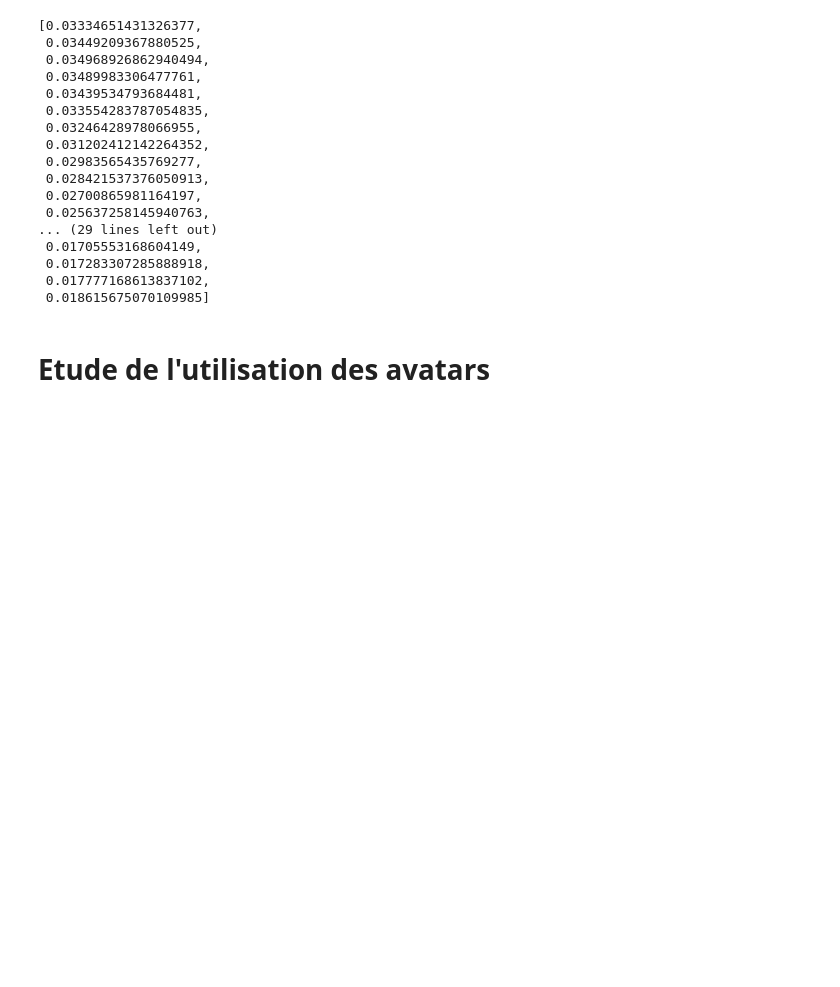
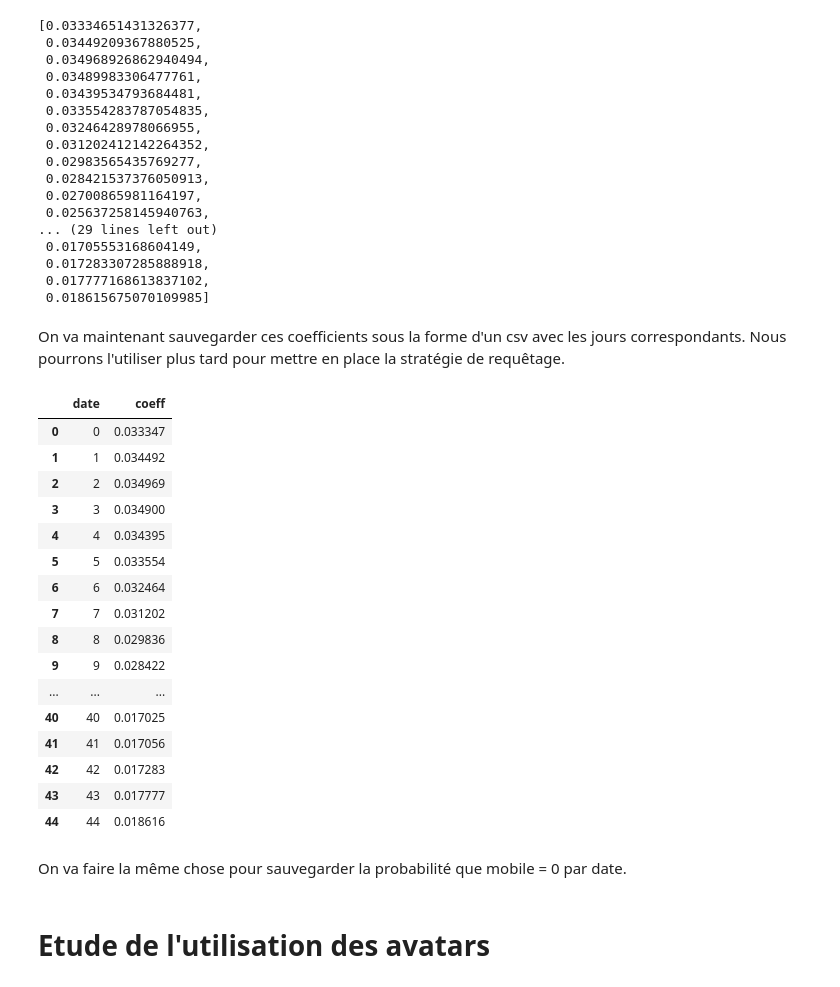
Before and after one commit to RemyLpr/defi_ia, a Jupyter notebook: analyse_explo/test_set_analysis.ipynb, the cells around one changed output. Cells and saved outputs as stored; diff of their text form; code cells hidden in the pictures; blank space fills up the shorter version.

```diff
--- a/analyse_explo/test_set_analysis.ipynb
+++ b/analyse_explo/test_set_analysis.ipynb
@@ -492,10 +488,10 @@ On voit que la proportion de computers a augmenté. En fait ceci est logique car
 # %% [markdown]
 Au final, on peut calculer la part de requête à effectuer pour chaque date afin de suivre la distribution ci-dessus.
 # %%
-dates = [] # proba que mobile = 0 à une date donnée, A CONSERVER
+coeffs_date = [] # proba que mobile = 0 à une date donnée, A CONSERVER
 for i in range(0, len(pred)):
-  dates.append(pred[i]/sum(pred))
-dates
+  coeffs_date.append(pred[i]/sum(pred))
+coeffs_date
 # %% [output]
 [0.03334651431326377,
  0.03449209367880525,
@@ -514,3 +510,26 @@ dates
  0.017283307285888918,
  0.017777168613837102,
  0.018615675070109985]
+# %% [markdown]
+On va maintenant sauvegarder ces coefficients sous la forme d'un csv avec les jours correspondants. Nous pourrons l'utiliser plus tard pour mettre en place la stratégie de requêtage.
+# %%
+coeffs_date = pd.DataFrame(data = list(zip(list(range(0, 45)), coeffs_date)), columns = ["date", "coeff"])
+coeffs_date # ça crée une sorte de double index peut-être qu'on pourrait s'en passer mais osef
+# %% [output]
+|  | date | coeff |
+| 0 | 0 | 0.033347 |
+| 1 | 1 | 0.034492 |
+| 2 | 2 | 0.034969 |
+| 3 | 3 | 0.034900 |
+| 4 | 4 | 0.034395 |
+| 5 | 5 | 0.033554 |
+| 6 | 6 | 0.032464 |
+| 7 | 7 | 0.031202 |
+| 8 | 8 | 0.029836 |
+| 9 | 9 | 0.028422 |
+| ... | ... | ... |
+| 40 | 40 | 0.017025 |
+| 41 | 41 | 0.017056 |
+| 42 | 42 | 0.017283 |
+| 43 | 43 | 0.017777 |
+| 44 | 44 | 0.018616 |
@@ -516,0 +538,2 @@ dates
+# %% [markdown]
+On va faire la même chose pour sauvegarder la probabilité que mobile = 0 par date.
```
Also changed, not shown: parts of 12 cells of this notebook.
